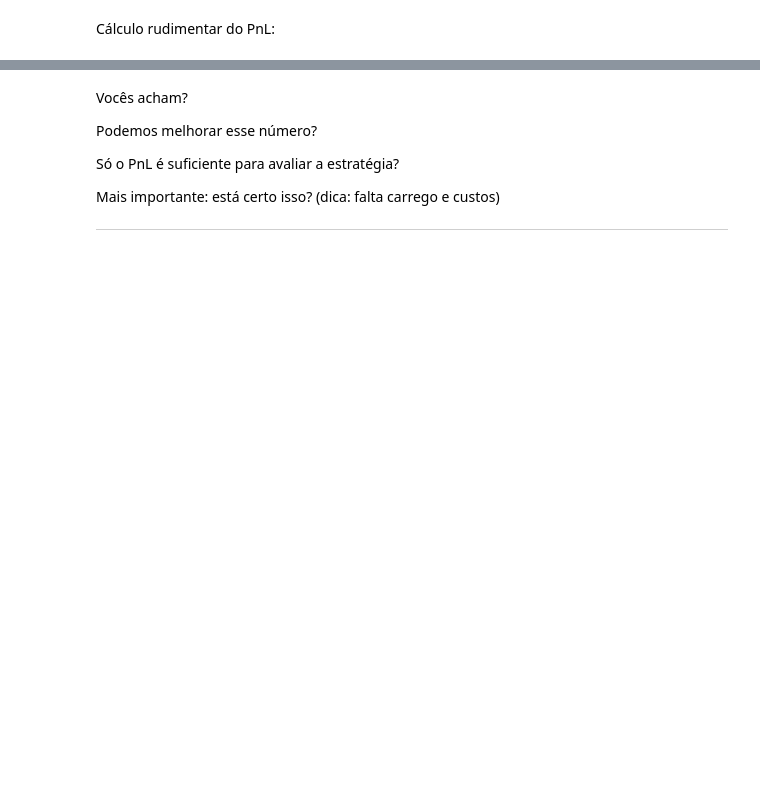
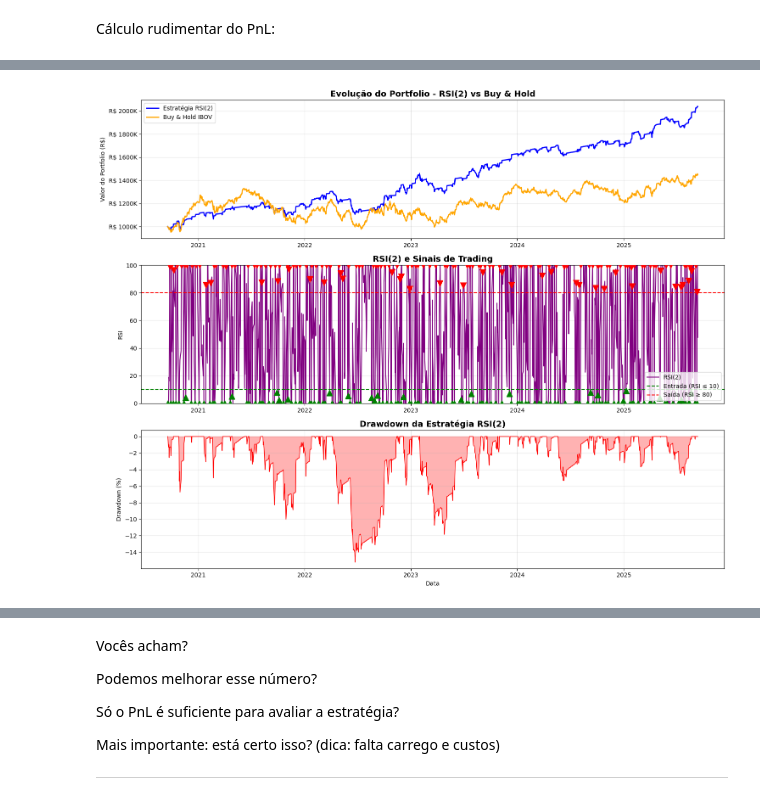
Before and after one commit to Joao-pedrosantos/AlgoTrading, a Jupyter notebook: aula04/Aula04.ipynb, the cells around one changed output, grey strips where cells are left out. Cells and saved outputs as stored; diff of their text form; code cells hidden in the pictures; blank space fills up the shorter version.

```diff
--- a/aula04/Aula04.ipynb
+++ b/aula04/Aula04.ipynb
@@ -269,0 +527,19 @@ ibov
+# %%
+# Implementação manual do RSI para evitar problemas de dependências
+def calculate_rsi(prices, window=2):
+    """
+    Calcula o RSI (Relative Strength Index)
+    """
+    delta = prices.diff()
+    gain = (delta.where(delta > 0, 0)).rolling(window=window).mean()
+    loss = (-delta.where(delta < 0, 0)).rolling(window=window).mean()
+    rs = gain / loss
+    rsi = 100 - (100 / (1 + rs))
+    return rsi
+
+# Calculando o RSI(2) manualmente
+ibov['rsi'] = calculate_rsi(ibov['Close'], window=2)
+ibov = ibov.dropna()
+
+print("RSI calculado com sucesso!")
+ibov[['Close', 'rsi']].tail()
@@ -297,0 +783,63 @@ print(f"PnL acumulado: {PV[-1] - 1_000_000}")
+# %%
+# === GRÁFICOS DA SIMULAÇÃO ===
+
+fig, axes = plt.subplots(3, 1, figsize=(15, 12))
+
+# Gráfico 1: Evolução do Portfolio vs Buy & Hold
+portfolio_series = pd.Series(engine.portfolio_value, index=ibov.index)
+buy_hold = ibov['Close'] / ibov['Close'].iloc[0] * 1_000_000
+
+axes[0].plot(portfolio_series.index, portfolio_series, label='Estratégia RSI(2)', color='blue', linewidth=2)
+axes[0].plot(buy_hold.index, buy_hold, label='Buy & Hold IBOV', color='orange', linewidth=2)
+axes[0].set_title('Evolução do Portfolio - RSI(2) vs Buy & Hold', fontsize=14, fontweight='bold')
+axes[0].set_ylabel('Valor do Portfolio (R$)')
+axes[0].legend()
+axes[0].grid(True, alpha=0.3)
+axes[0].yaxis.set_major_formatter(plt.FuncFormatter(lambda x, p: f'R$ {x/1000:.0f}K'))
+
+# Gráfico 2: RSI e sinais de entrada/saída
+axes[1].plot(ibov.index, ibov['rsi'], label='RSI(2)', color='purple')
+axes[1].axhline(y=10, color='green', linestyle='--', label='Entrada (RSI ≤ 10)')
+axes[1].axhline(y=80, color='red', linestyle='--', label='Saída (RSI ≥ 80)')
+
+# Marcar os trades no gráfico
+buy_trades = [t for t in engine.trades if t['type'] == 'BUY']
+sell_trades = [t for t in engine.trades if t['type'] == 'SELL']
+
+for trade in buy_trades:
+    axes[1].scatter(trade['date'], trade['rsi'], color='green', marker='^', s=100, zorder=5)
+
+for trade in sell_trades:
+    axes[1].scatter(trade['date'], trade['rsi'], color='red', marker='v', s=100, zorder=5)
+
+axes[1].set_title('RSI(2) e Sinais de Trading', fontsize=14, fontweight='bold')
+axes[1].set_ylabel('RSI')
+axes[1].legend()
+axes[1].grid(True, alpha=0.3)
+axes[1].set_ylim(0, 100)
+
+# Gráfico 3: Drawdown
+peak = portfolio_series.expanding().max()
+drawdown = (portfolio_series - peak) / peak * 100
+axes[2].fill_between(drawdown.index, drawdown, 0, color='red', alpha=0.3)
+axes[2].plot(drawdown.index, drawdown, color='red', linewidth=1)
+axes[2].set_title('Drawdown da Estratégia RSI(2)', fontsize=14, fontweight='bold')
+axes[2].set_ylabel('Drawdown (%)')
+axes[2].set_xlabel('Data')
+axes[2].grid(True, alpha=0.3)
+
+plt.tight_layout()
+plt.show()
+
+# Sumário dos trades
+print("=== SUMÁRIO DOS TRADES ===")
+print(f"Total de trades de entrada: {len(buy_trades)}")
+print(f"Total de trades de saída: {len(sell_trades)}")
+
+if sell_trades:
+    trade_results = [t['trade_result'] for t in sell_trades]
+    print(f"Melhor trade: R$ {max(trade_results):,.2f}")
+    print(f"Pior trade: R$ {min(trade_results):,.2f}")
+    print(f"Trade médio: R$ {np.mean(trade_results):,.2f}")
+# %% [output]
+[figure, added]
```
Also changed, not shown: parts of 38 cells of this notebook.
